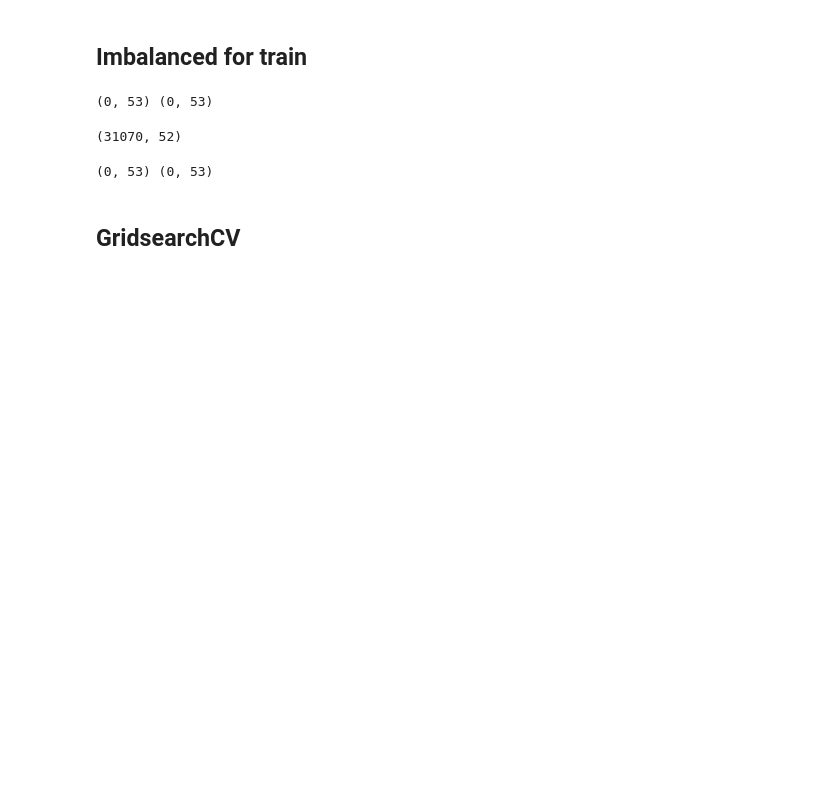
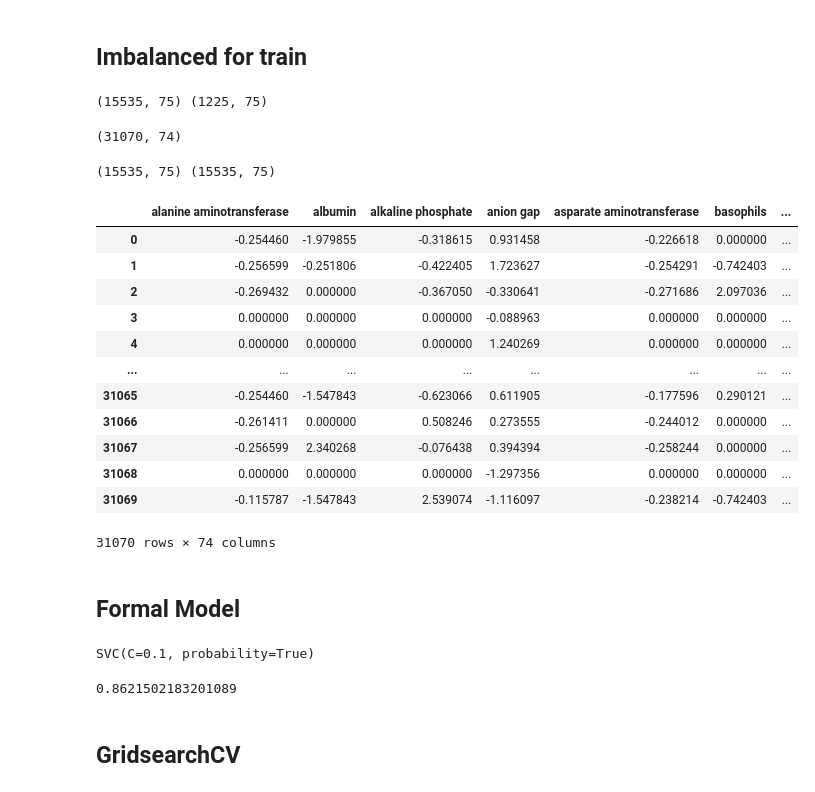
Before and after one commit to Justinfungi/Jebva-LOS-and-Mortality-Project-, a Jupyter notebook: Code/BellaSVM t1.ipynb, the cells around one changed output. Cells and saved outputs as stored; diff of their text form; code cells hidden in the pictures; blank space fills up the shorter version.

```diff
--- a/Code/BellaSVM t1.ipynb
+++ b/Code/BellaSVM t1.ipynb
@@ -65,0 +30,9 @@ y_trainvalid_t1_balanced = y_over
+# %%
+# For training the model
+X_train_realmean = pd.read_csv("../X/cor_train.csv")
+
+# For cross validation
+X_valid_realmean = pd.read_csv("../X/cor_valid.csv")
+
+# For prediction
+X_test_realmean = pd.read_csv("../X/cor_test.csv")
@@ -66,34 +42,66 @@ y_trainvalid_t1_balanced = y_over
 # %% [markdown]
 ## Imbalanced for train ##
 # %%
-Full = pd.DataFrame(np.concatenate((X_train_selected_t1_norm,pd.DataFrame(y_train_t1_value)),axis=1))
+Full = pd.DataFrame(np.concatenate((X_train_realmean,pd.DataFrame(y_train_t1_value)),axis=1))
 Full
 
-label0 = Full[Full[51]==0]
-label1 = Full[Full[51]==1]
+label0 = Full[Full[74]==0]
+label1 = Full[Full[74]==1]
 print(label0.shape,label1.shape)
 # %% [output]
-(0, 53) (0, 53)
+(15535, 75) (1225, 75)
 # %%
 from imblearn.over_sampling import RandomOverSampler
 oversample = RandomOverSampler()
-x_over, y_over = oversample.fit_resample(X_train_selected_t1_norm, y_train_t1_value)
+x_over, y_over = oversample.fit_resample(X_train_realmean, y_train_t1_value)
 
 y_over = pd.DataFrame(y_over)
 y_over.shape
 x_over.shape
 # %% [output]
-(31070, 52)
+(31070, 74)
 # %%
 Full = pd.DataFrame(np.concatenate((x_over,y_over),axis=1))
 Full
 
-label0 = Full[Full[51]==0]
-label1 = Full[Full[51]==1]
+label0 = Full[Full[74]==0]
+label1 = Full[Full[74]==1]
 print(label0.shape,label1.shape)
 # %% [output]
-(0, 53) (0, 53)
+(15535, 75) (15535, 75)
 # %%
 X_train_t1_balanced=x_over
 
 y_train_t1_balanced = y_over
+# %%
+X_train_t1_balanced
+# %% [output]
+|  | alanine aminotransferase | albumin | alkaline phosphate | anion gap | asparate aminotransferase | basophils | ... |
+| 0 | -0.254460 | -1.979855 | -0.318615 | 0.931458 | -0.226618 | 0.000000 | ... |
+| 1 | -0.256599 | -0.251806 | -0.422405 | 1.723627 | -0.254291 | -0.742403 | ... |
+| 2 | -0.269432 | 0.000000 | -0.367050 | -0.330641 | -0.271686 | 2.097036 | ... |
+| 3 | 0.000000 | 0.000000 | 0.000000 | -0.088963 | 0.000000 | 0.000000 | ... |
+| 4 | 0.000000 | 0.000000 | 0.000000 | 1.240269 | 0.000000 | 0.000000 | ... |
+| ... | ... | ... | ... | ... | ... | ... | ... |
+| 31065 | -0.254460 | -1.547843 | -0.623066 | 0.611905 | -0.177596 | 0.290121 | ... |
+| 31066 | -0.261411 | 0.000000 | 0.508246 | 0.273555 | -0.244012 | 0.000000 | ... |
+| 31067 | -0.256599 | 2.340268 | -0.076438 | 0.394394 | -0.258244 | 0.000000 | ... |
+| 31068 | 0.000000 | 0.000000 | 0.000000 | -1.297356 | 0.000000 | 0.000000 | ... |
+| 31069 | -0.115787 | -1.547843 | 2.539074 | -1.116097 | -0.238214 | -0.742403 | ... |
+31070 rows × 74 columns
+# %% [markdown]
+## Formal Model ##
+# %%
+clf_rbf = svm.SVC(C=0.1, kernel='rbf', degree=3,probability=True)
+clf_rbf.fit(X_train_t1_balanced,y_train_t1_balanced)
+# %% [output]
+SVC(C=0.1, probability=True)
+# %%
+y_valid_score = clf_rbf.decision_function(X_valid_realmean)
+# compute ROC curve and AUC for each learning rate
+fpr, tpr, thresholds = roc_curve(y_valid_t1_value,y_valid_score)
+roc_auc = auc(fpr, tpr)
+
+print(roc_auc)
+# %% [output]
+0.8621502183201089
```
Also changed, not shown: parts of 43 cells of this notebook, 23 other files.
